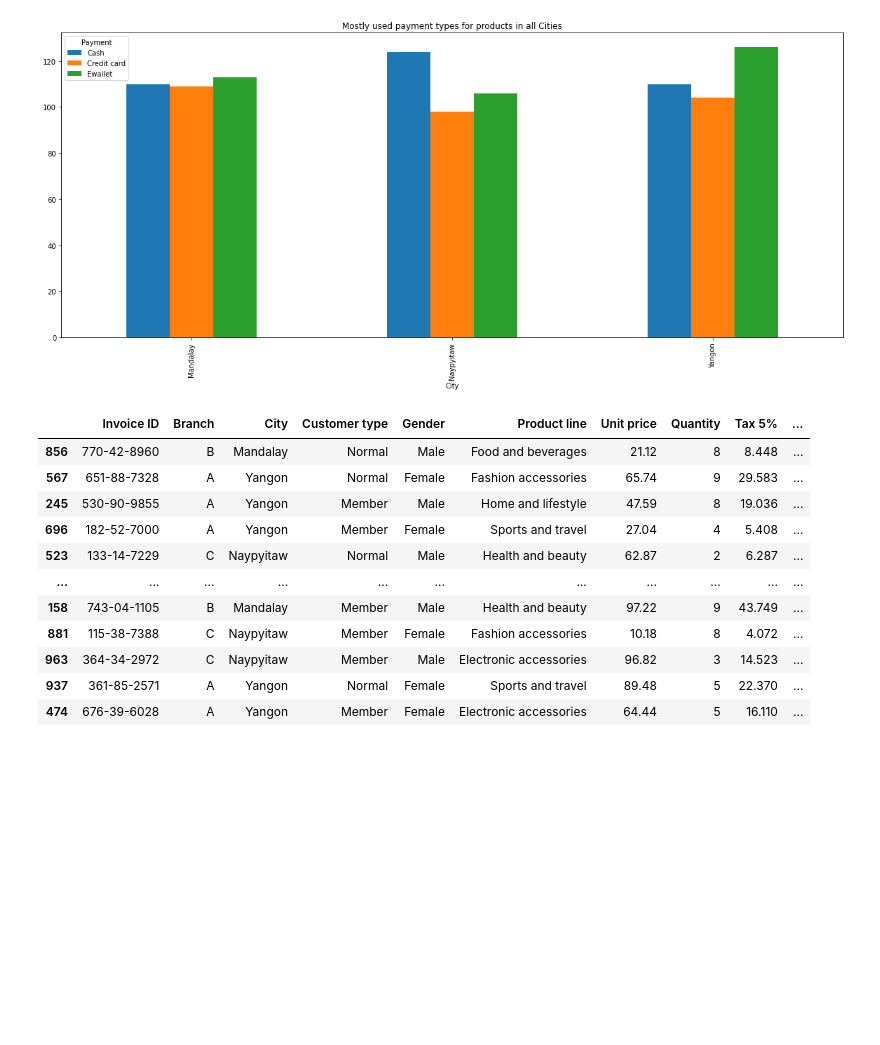
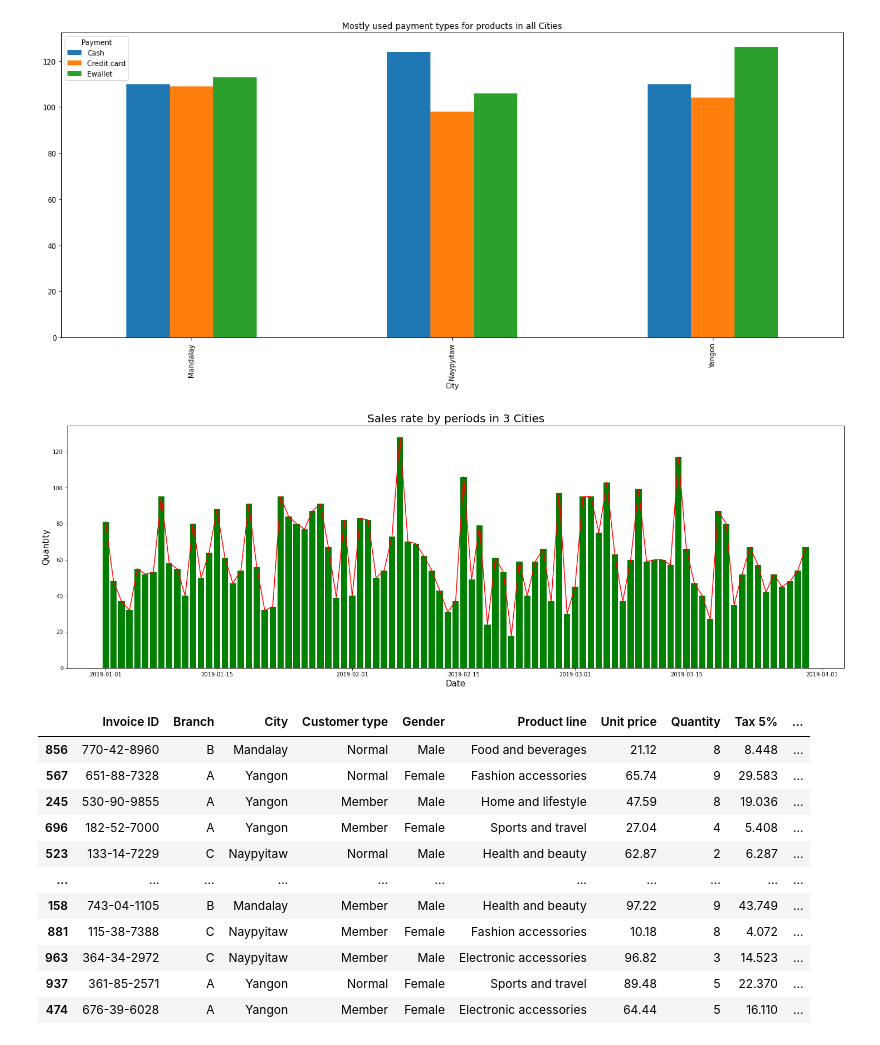
Before and after one commit to Saidbey/Supermarket-visualization, a Jupyter notebook: Supermarket.ipynb, the cells around one changed output. Saved outputs shown, nothing was run; the diff lists cells and outputs as text; code cells hidden in the pictures; blank space fills up the shorter version.

```diff
--- a/Supermarket.ipynb
+++ b/Supermarket.ipynb
@@ -233,3 +165,14 @@ cash = df.groupby(['Payment', 'City'])['Product line'].count().unstack(level=0).
+# %%
+quant = con.groupby('Month')
+plt.figure(figsize=(25,8))
+plt.bar(con['Date'], con['Quantity'], color='green')
+plt.xlabel('Date', size=15)
+plt.ylabel('Quantity', size = 15)
+plt.title("Sales rate by periods in 3 Cities", size=20)
+plt.plot(con['Date'], con['Quantity'], color='red')
+plt.show()
+# %% [output]
+[figure, added]
 # %%
 df
 # %% [output]
```
Also changed, not shown: parts of 27 cells of this notebook.
